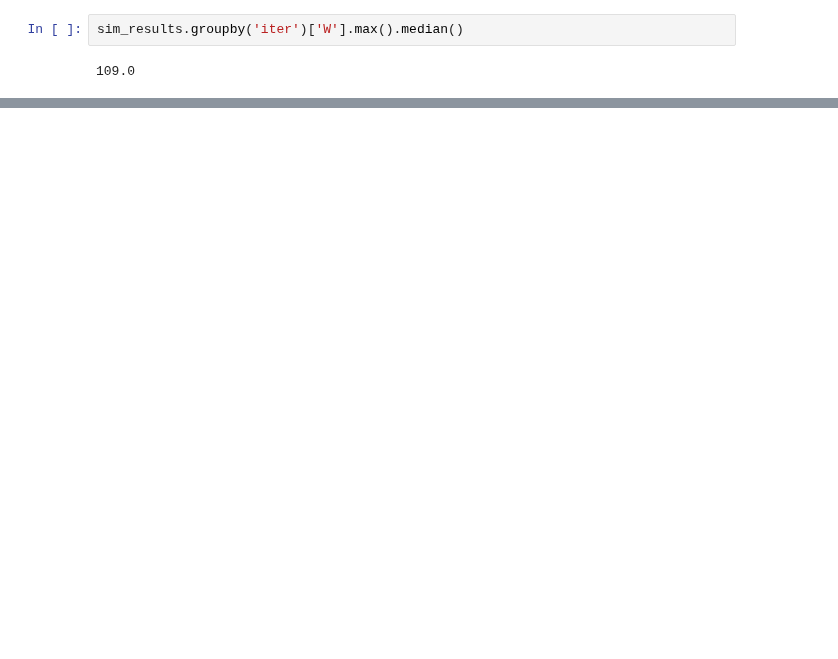
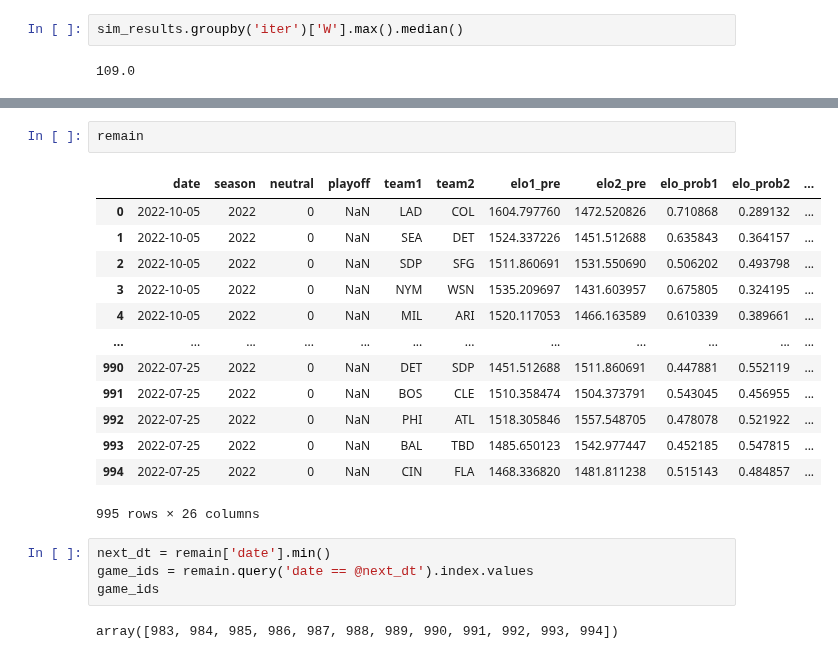
Before and after one commit to sdvinay/baseball_sql, a Jupyter notebook: pandas/playoff_odds_monte_carlo.ipynb, the cells around one changed output, grey strips where cells are left out. Saved outputs shown, nothing was run; the diff lists cells and outputs as text; blank space fills up the shorter version.

```diff
--- a/pandas/playoff_odds_monte_carlo.ipynb
+++ b/pandas/playoff_odds_monte_carlo.ipynb
@@ -461,0 +520,22 @@ Name: W, dtype: float64
+# %%
+remain
+# %% [output]
+|  | date | season | neutral | playoff | team1 | team2 | elo1_pre | elo2_pre | elo_prob1 | elo_prob2 | ... |
+| 0 | 2022-10-05 | 2022 | 0 | NaN | LAD | COL | 1604.797760 | 1472.520826 | 0.710868 | 0.289132 | ... |
+| 1 | 2022-10-05 | 2022 | 0 | NaN | SEA | DET | 1524.337226 | 1451.512688 | 0.635843 | 0.364157 | ... |
+| 2 | 2022-10-05 | 2022 | 0 | NaN | SDP | SFG | 1511.860691 | 1531.550690 | 0.506202 | 0.493798 | ... |
+| 3 | 2022-10-05 | 2022 | 0 | NaN | NYM | WSN | 1535.209697 | 1431.603957 | 0.675805 | 0.324195 | ... |
+| 4 | 2022-10-05 | 2022 | 0 | NaN | MIL | ARI | 1520.117053 | 1466.163589 | 0.610339 | 0.389661 | ... |
+| ... | ... | ... | ... | ... | ... | ... | ... | ... | ... | ... | ... |
+| 990 | 2022-07-25 | 2022 | 0 | NaN | DET | SDP | 1451.512688 | 1511.860691 | 0.447881 | 0.552119 | ... |
+| 991 | 2022-07-25 | 2022 | 0 | NaN | BOS | CLE | 1510.358474 | 1504.373791 | 0.543045 | 0.456955 | ... |
+| 992 | 2022-07-25 | 2022 | 0 | NaN | PHI | ATL | 1518.305846 | 1557.548705 | 0.478078 | 0.521922 | ... |
+| 993 | 2022-07-25 | 2022 | 0 | NaN | BAL | TBD | 1485.650123 | 1542.977447 | 0.452185 | 0.547815 | ... |
+| 994 | 2022-07-25 | 2022 | 0 | NaN | CIN | FLA | 1468.336820 | 1481.811238 | 0.515143 | 0.484857 | ... |
+995 rows × 26 columns
+# %%
+next_dt = remain['date'].min()
+game_ids = remain.query('date == @next_dt').index.values
+game_ids
+# %% [output]
+array([983, 984, 985, 986, 987, 988, 989, 990, 991, 992, 993, 994])
```
Also changed, not shown: parts of 19 cells of this notebook.
